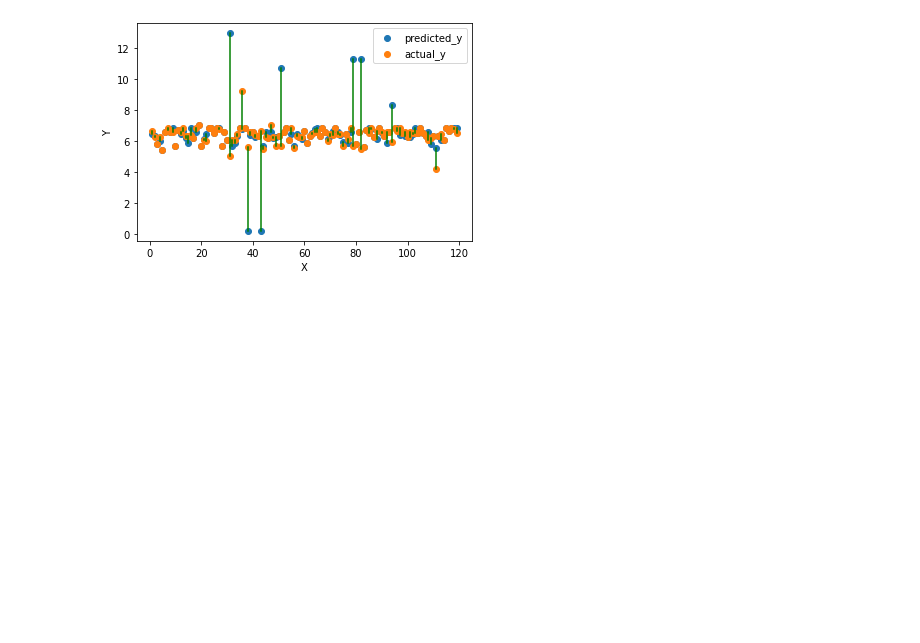
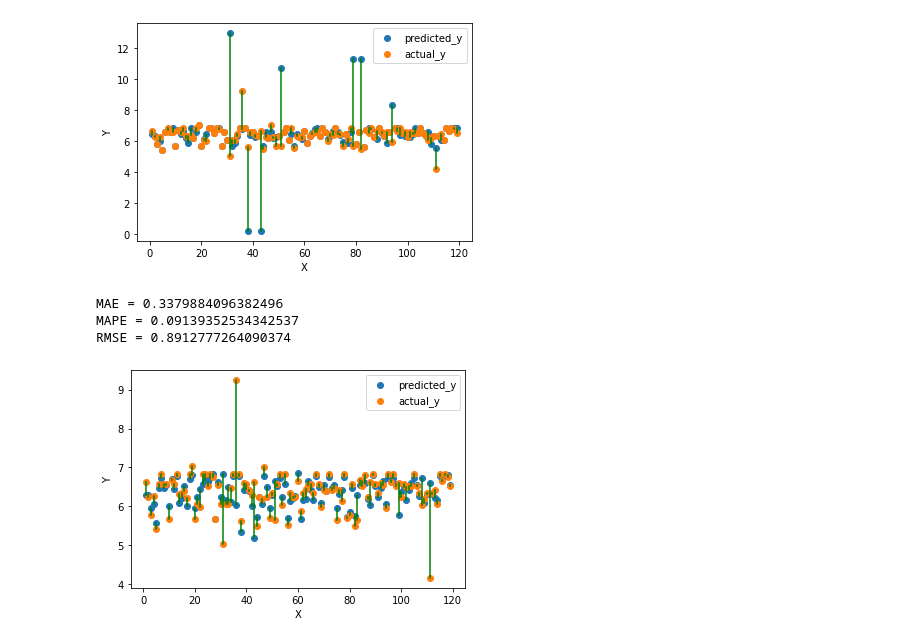
Before and after one commit to harshith7823/CS760-Project, a Jupyter notebook: part-2/Closest point/part2_model_based_knn_filled.ipynb, the cells around one changed output. Cells and saved outputs as stored; diff of their text form; code cells hidden in the pictures; blank space fills up the shorter version.

```diff
--- a/part-2/Closest point/part2_model_based_knn_filled.ipynb
+++ b/part-2/Closest point/part2_model_based_knn_filled.ipynb
@@ -212,17 +212,19 @@ MAPE = 0.11257425512689107
 RMSE = 1.3116968897066135
 [figure]
 # %%
-RFparams2={'n_estimators':[50,60,70],
-          'min_samples_split':[10,15,20],
+RFparams2={'n_estimators':[70],
+          'min_samples_split':[20],
           'min_samples_leaf': [4],
-           'max_features': [15,18,20],
-           'max_depth': [15,20],
+           'max_features': [20],
+           'max_depth': [15],
            'bootstrap': [True]}
-
-#  {'bootstrap': True, 'max_depth': 20, 'max_features': 21, 'min_samples_leaf': 4, 'min_samples_split': 20, 'n_estimators': 80}
 
 rf = RandomForestRegressor(random_state = 21)
 clf_random_forest = GridSearchCV(rf, RFparams2, refit=True)
 
 rf_pred = testWithModel(clf_random_forest ,X_train, X_test, y_train, y_test )
-print(clf_random_forest.best_params_)
+# %% [output]
+MAE = 0.3379884096382496
+MAPE = 0.09139352534342537
+RMSE = 0.8912777264090374
+[figure, added]
```
